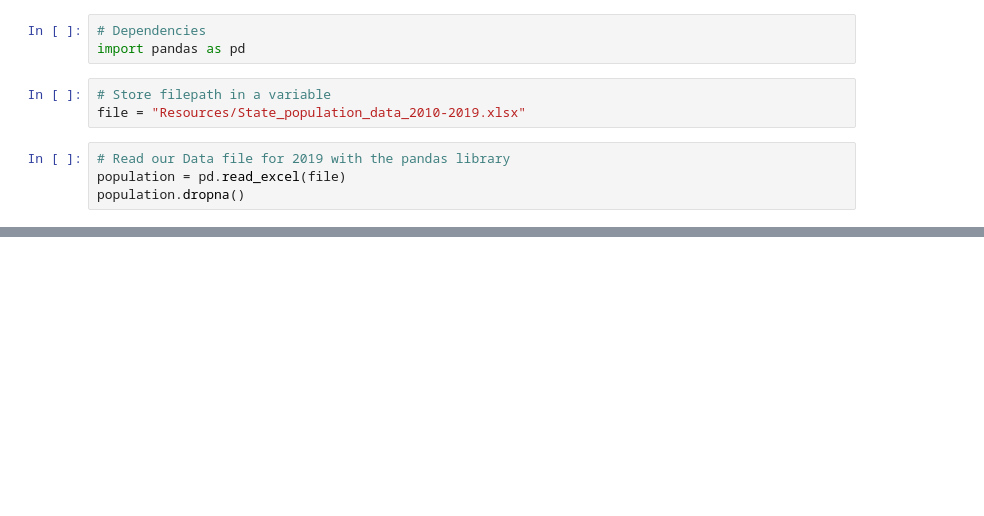
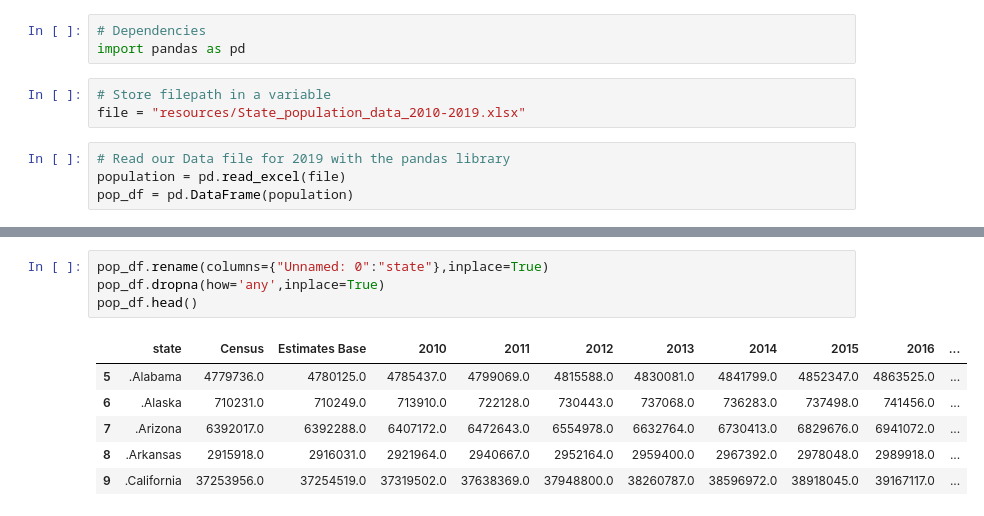
Before and after one commit to Rshn8411/ETL_project, a Jupyter notebook: Cleaning 2010-2019_Population_Data.ipynb, the cells around one changed output, grey strips where cells are left out. Cells and saved outputs as stored; diff of their text form; blank space fills up the shorter version.

Commit message:
updated population_data file

```diff
--- a/Cleaning 2010-2019_Population_Data.ipynb
+++ b/Cleaning 2010-2019_Population_Data.ipynb
@@ -3,8 +3,8 @@
 import pandas as pd
 # %%
 # Store filepath in a variable
-file = "Resources/State_population_data_2010-2019.xlsx"
+file = "resources/State_population_data_2010-2019.xlsx"
 # %%
 # Read our Data file for 2019 with the pandas library
 population = pd.read_excel(file)
-population.dropna()
+pop_df = pd.DataFrame(population)
@@ -28,0 +11,11 @@ population.dropna()
+# %%
+pop_df.rename(columns={"Unnamed: 0":"state"},inplace=True)
+pop_df.dropna(how='any',inplace=True)
+pop_df.head()
+# %% [output]
+|  | state | Census | Estimates Base | 2010 | 2011 | 2012 | 2013 | 2014 | 2015 | 2016 | ... |
+| 5 | .Alabama | 4779736.0 | 4780125.0 | 4785437.0 | 4799069.0 | 4815588.0 | 4830081.0 | 4841799.0 | 4852347.0 | 4863525.0 | ... |
+| 6 | .Alaska | 710231.0 | 710249.0 | 713910.0 | 722128.0 | 730443.0 | 737068.0 | 736283.0 | 737498.0 | 741456.0 | ... |
+| 7 | .Arizona | 6392017.0 | 6392288.0 | 6407172.0 | 6472643.0 | 6554978.0 | 6632764.0 | 6730413.0 | 6829676.0 | 6941072.0 | ... |
+| 8 | .Arkansas | 2915918.0 | 2916031.0 | 2921964.0 | 2940667.0 | 2952164.0 | 2959400.0 | 2967392.0 | 2978048.0 | 2989918.0 | ... |
+| 9 | .California | 37253956.0 | 37254519.0 | 37319502.0 | 37638369.0 | 37948800.0 | 38260787.0 | 38596972.0 | 38918045.0 | 39167117.0 | ... |
```
Also changed, not shown: parts of 11 cells of this notebook, 1 other file.
